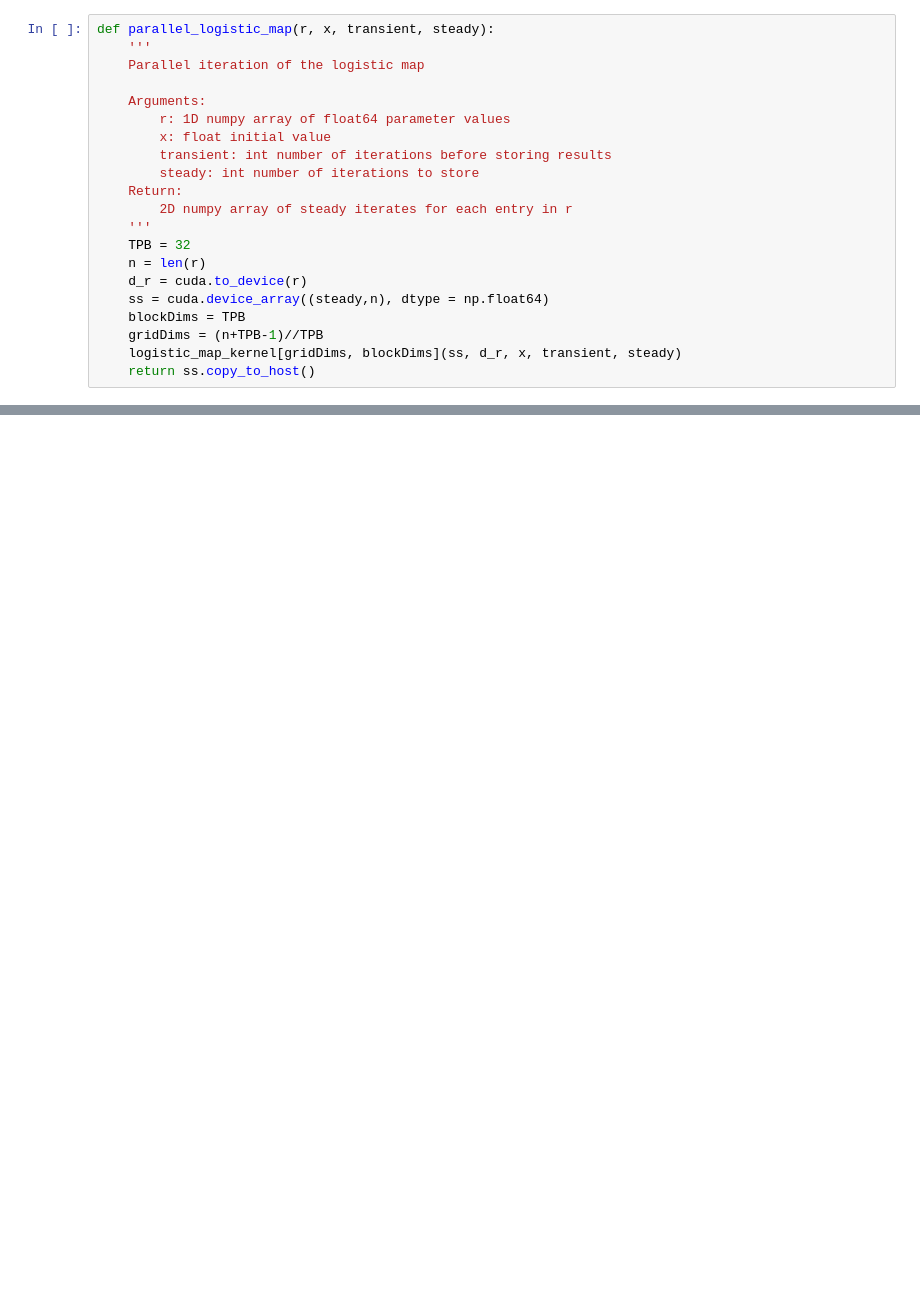
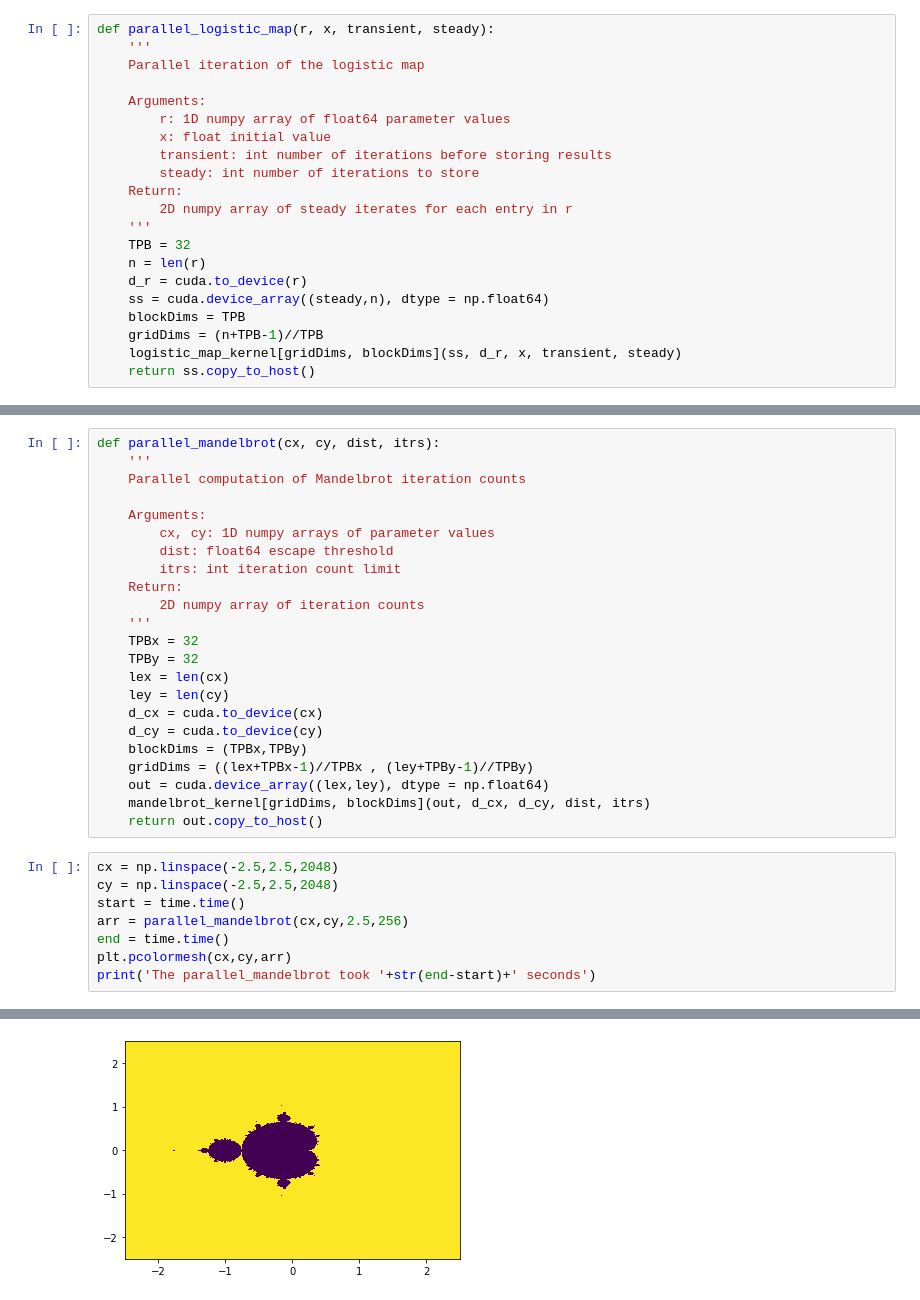
Before and after one commit to Jimmyliuone/2020-ME574-Parallel-Computation, a Jupyter notebook: me574 hw2.ipynb, the cells around one changed output, grey strips where cells are left out. Cells and saved outputs as stored; diff of their text form; blank space fills up the shorter version.

```diff
--- a/me574 hw2.ipynb
+++ b/me574 hw2.ipynb
@@ -89,0 +175,32 @@ plt.show()
+# %%
+def parallel_mandelbrot(cx, cy, dist, itrs):
+    '''
+    Parallel computation of Mandelbrot iteration counts
+
+    Arguments:
+        cx, cy: 1D numpy arrays of parameter values
+        dist: float64 escape threshold
+        itrs: int iteration count limit
+    Return:
+        2D numpy array of iteration counts
+    '''
+    TPBx = 32
+    TPBy = 32
+    lex = len(cx)
+    ley = len(cy)
+    d_cx = cuda.to_device(cx)
+    d_cy = cuda.to_device(cy)
+    blockDims = (TPBx,TPBy)
+    gridDims = ((lex+TPBx-1)//TPBx , (ley+TPBy-1)//TPBy)
+    out = cuda.device_array((lex,ley), dtype = np.float64)
+    mandelbrot_kernel[gridDims, blockDims](out, d_cx, d_cy, dist, itrs)
+    return out.copy_to_host()
+# %%
+cx = np.linspace(-2.5,2.5,2048)
+cy = np.linspace(-2.5,2.5,2048)
+start = time.time()
+arr = parallel_mandelbrot(cx,cy,2.5,256)
+end = time.time()
+plt.pcolormesh(cx,cy,arr)
+print('The parallel_mandelbrot took '+str(end-start)+' seconds')
+# %% [output]
@@ -89,0 +208 @@ plt.show()
+[figure, added]
```
Also changed, not shown: parts of 16 cells of this notebook.
